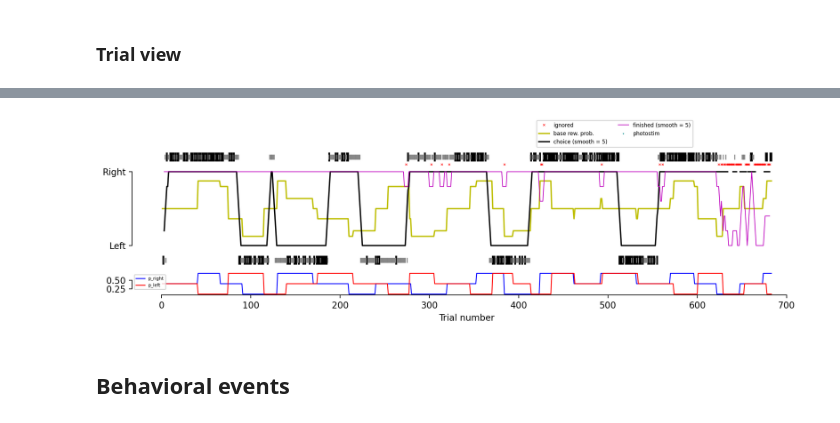
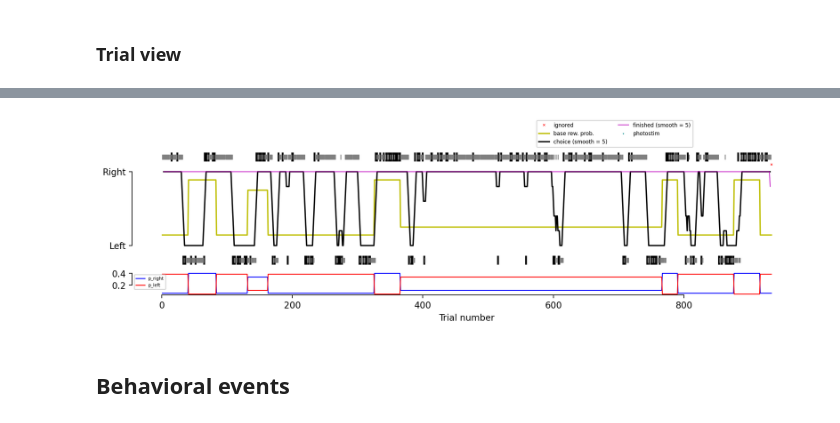
Before and after one commit to AllenNeuralDynamics/aind-foraging-behavior-bonsai-basic, a Jupyter notebook: code/demo_import_nwb_behavior_bonsai.ipynb, the cells around one changed output, grey strips where cells are left out. Cells and saved outputs as stored; diff of their text form; code cells hidden in the pictures.

Commit message:
for new bonsai nwb sessions and format

```diff
--- a/code/demo_import_nwb_behavior_bonsai.ipynb
+++ b/code/demo_import_nwb_behavior_bonsai.ipynb
@@ -10,7 +10,7 @@ import pandas as pd
 import os
 from pynwb import NWBFile, TimeSeries, NWBHDF5IO
 
-nwb_folder = '/root/capsule/data/foraging_nwb_bonsai_harp'
+nwb_folder = '/root/capsule/data/foraging_nwb_bonsai'
 # %% [markdown]
 Some util funcs
 # %%
@@ -167,9 +167,9 @@ def plot_session_lightweight(data,   # choice_history, reward_history, p_reward
 # %% [markdown]
 ## Load one session
 # %%
-nwb_file = '/LA30_2023-04-27.nwb'
+nwb_file = '671087_2023-07-18.nwb'
 
-io = NWBHDF5IO(nwb_folder + nwb_file, mode='r')
+io = NWBHDF5IO(nwb_folder + '/' + nwb_file, mode='r')
 nwb = io.read()
 # %%
 nwb
@@ -237,17 +255,17 @@ nwb.trials.AnimalResponse.description
 # %%
 # Reformat data
-choice_history = df_trials.AnimalResponse.map({0: 0, 1: 1, 2: np.nan}).values
-reward_history = np.vstack([df_trials.RewardedHistoryL, df_trials.RewardedHistoryR])
-p_reward = np.vstack([df_trials.RewardProbabilityL, df_trials.RewardProbabilityR])
+choice_history = df_trials.animal_response.map({0: 0, 1: 1, 2: np.nan}).values
+reward_history = np.vstack([df_trials.rewarded_historyL, df_trials.rewarded_historyR])
+p_reward = np.vstack([df_trials.reward_probabilityL, df_trials.reward_probabilityR])
 
 # photostim
-photostim_trials = df_trials.LaserPower > 0
-photostim = [df_trials.trial[photostim_trials], df_trials.LaserPower[photostim_trials], []]
+photostim_trials = df_trials.laser_power > 0
+photostim = [df_trials.trial[photostim_trials], df_trials.laser_power[photostim_trials], []]
 
 # Plot session
 fig, ax = plot_session_lightweight([np.array([choice_history]), reward_history, p_reward], photostim=photostim)
 # %% [output]
-[figure, old version]
+[figure, new version]
 # %% [markdown]
 ## Behavioral events
 # %% [markdown]
```
Also changed, not shown: parts of 13 cells of this notebook, 1 other file.
